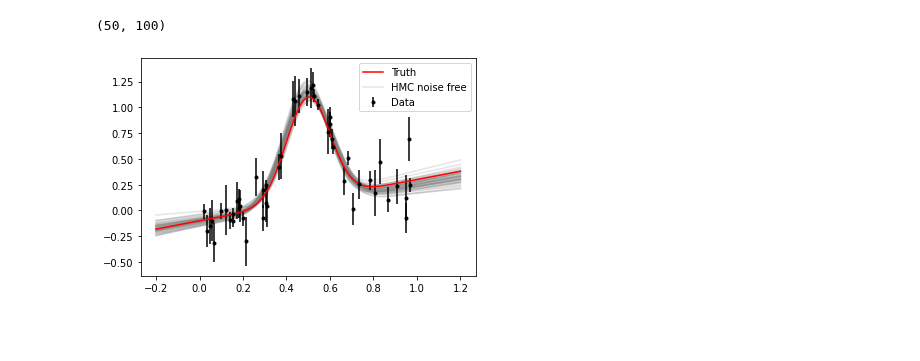
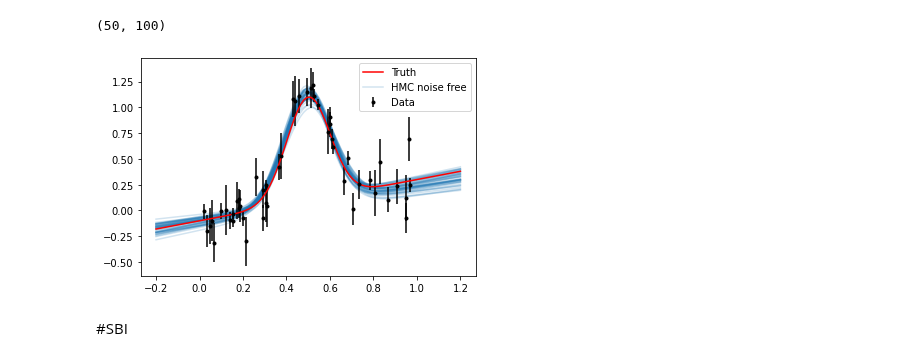
Before and after one commit to jecampagne/ML-toys, a Jupyter notebook: Demo_SBI_HMC.ipynb, the cells around one changed output. Cells and saved outputs as stored; diff of their text form; code cells hidden in the pictures; blank space fills up the shorter version.

```diff
--- a/Demo_SBI_HMC.ipynb
+++ b/Demo_SBI_HMC.ipynb
@@ -249,14 +260,16 @@ predictions.shape
 # %%
 t_full = np.linspace(-0.2,1.2,100)
 x_full_no_noise = make_data(theta_true,t_full)
 plt.errorbar(t,x_o,yerr=sig_noise, fmt=".k", capsize=0, label="Data");
 plt.plot(t_full, x_full_no_noise,c='r',label="Truth")
 for i in range(predictions.shape[0]):
   if i==0:
     tag="HMC noise free"
   else:
     tag=None
-  plt.plot(t_full, predictions[i],c="C7",alpha=0.2, zorder=-1,label=tag);
+  plt.plot(t_full, predictions[i],c="C0",alpha=0.2, zorder=-1,label=tag);
 plt.legend();
 # %% [output]
-[figure, old version]
+[figure, new version]
+# %% [markdown]
+#SBI
```
Also changed, not shown: parts of 19 cells of this notebook.
